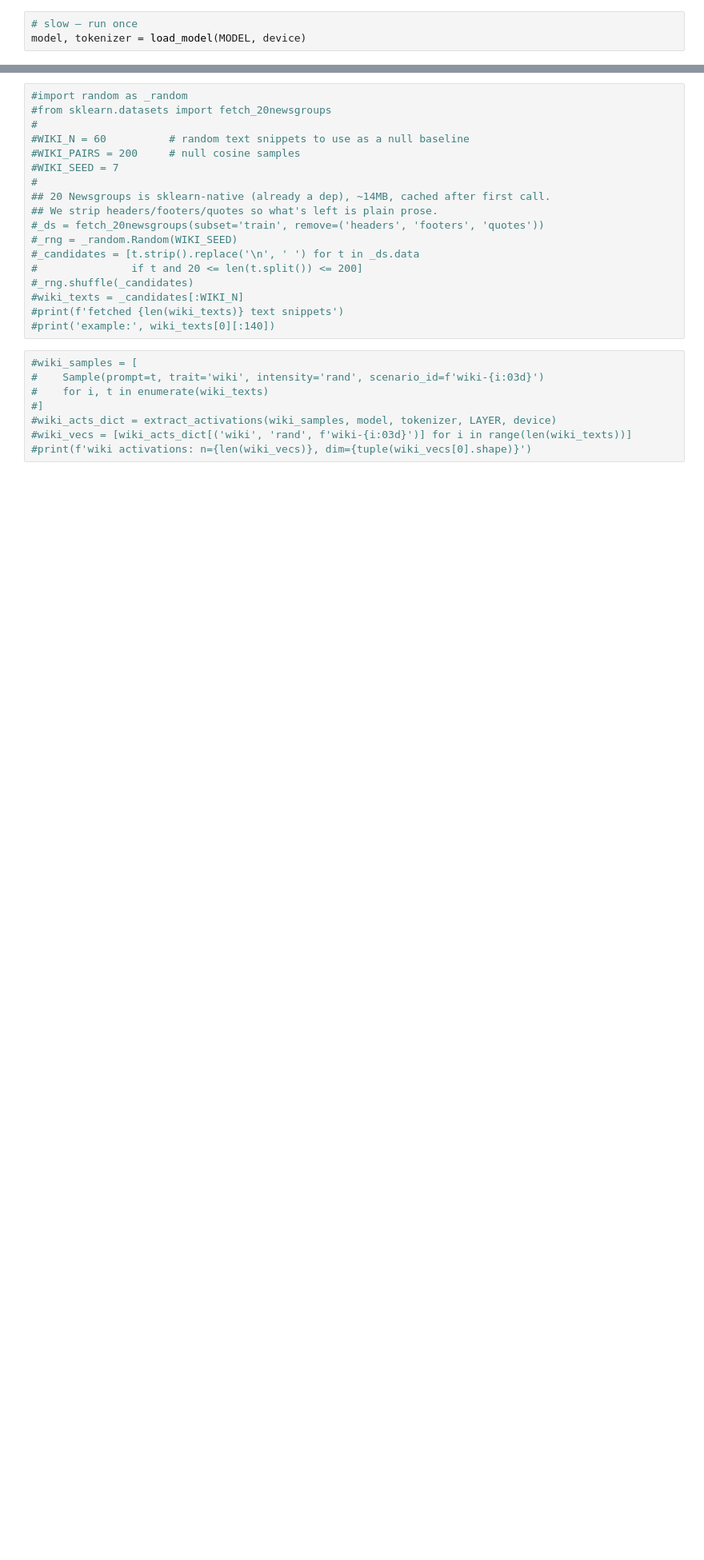
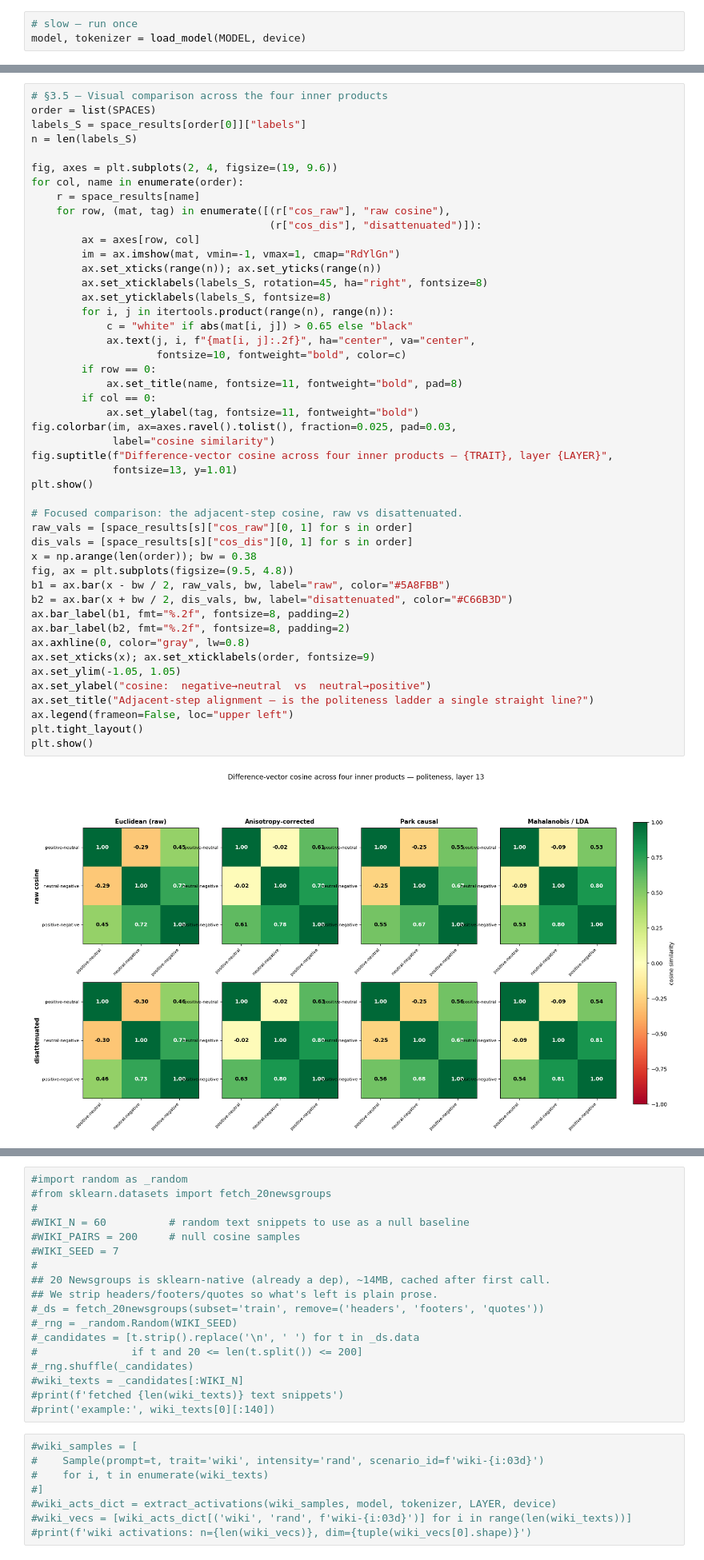
Before and after one commit to gbettineschi/llm-behaviour-intensity-representation, a Jupyter notebook: src/notebooks/003_0405_braico.ipynb, the cells around one changed output, grey strips where cells are left out. Shown at 80% size. Saved outputs shown, nothing was run; the diff lists cells and outputs as text; blank space fills up the shorter version.

```diff
--- a/src/notebooks/003_0405_braico.ipynb
+++ b/src/notebooks/003_0405_braico.ipynb
@@ -176,0 +478,49 @@ cosines must sit far outside this distribution to be meaningful.
+# %%
+# §3.5 — Visual comparison across the four inner products
+order = list(SPACES)
+labels_S = space_results[order[0]]["labels"]
+n = len(labels_S)
+
+fig, axes = plt.subplots(2, 4, figsize=(19, 9.6))
+for col, name in enumerate(order):
+    r = space_results[name]
+    for row, (mat, tag) in enumerate([(r["cos_raw"], "raw cosine"),
+                                      (r["cos_dis"], "disattenuated")]):
+        ax = axes[row, col]
+        im = ax.imshow(mat, vmin=-1, vmax=1, cmap="RdYlGn")
+        ax.set_xticks(range(n)); ax.set_yticks(range(n))
+        ax.set_xticklabels(labels_S, rotation=45, ha="right", fontsize=8)
+        ax.set_yticklabels(labels_S, fontsize=8)
+        for i, j in itertools.product(range(n), range(n)):
+            c = "white" if abs(mat[i, j]) > 0.65 else "black"
+            ax.text(j, i, f"{mat[i, j]:.2f}", ha="center", va="center",
+                    fontsize=10, fontweight="bold", color=c)
+        if row == 0:
+            ax.set_title(name, fontsize=11, fontweight="bold", pad=8)
+        if col == 0:
+            ax.set_ylabel(tag, fontsize=11, fontweight="bold")
+fig.colorbar(im, ax=axes.ravel().tolist(), fraction=0.025, pad=0.03,
+             label="cosine similarity")
+fig.suptitle(f"Difference-vector cosine across four inner products — {TRAIT}, layer {LAYER}",
+             fontsize=13, y=1.01)
+plt.show()
+
+# Focused comparison: the adjacent-step cosine, raw vs disattenuated.
+raw_vals = [space_results[s]["cos_raw"][0, 1] for s in order]
+dis_vals = [space_results[s]["cos_dis"][0, 1] for s in order]
+x = np.arange(len(order)); bw = 0.38
+fig, ax = plt.subplots(figsize=(9.5, 4.8))
+b1 = ax.bar(x - bw / 2, raw_vals, bw, label="raw", color="#5A8FBB")
+b2 = ax.bar(x + bw / 2, dis_vals, bw, label="disattenuated", color="#C66B3D")
+ax.bar_label(b1, fmt="%.2f", fontsize=8, padding=2)
+ax.bar_label(b2, fmt="%.2f", fontsize=8, padding=2)
+ax.axhline(0, color="gray", lw=0.8)
+ax.set_xticks(x); ax.set_xticklabels(order, fontsize=9)
+ax.set_ylim(-1.05, 1.05)
+ax.set_ylabel("cosine:  negative→neutral  vs  neutral→positive")
+ax.set_title("Adjacent-step alignment — is the politeness ladder a single straight line?")
+ax.legend(frameon=False, loc="upper left")
+plt.tight_layout()
+plt.show()
+# %% [output]
+[figure, added]
```
Also changed, not shown: parts of 53 cells of this notebook.
